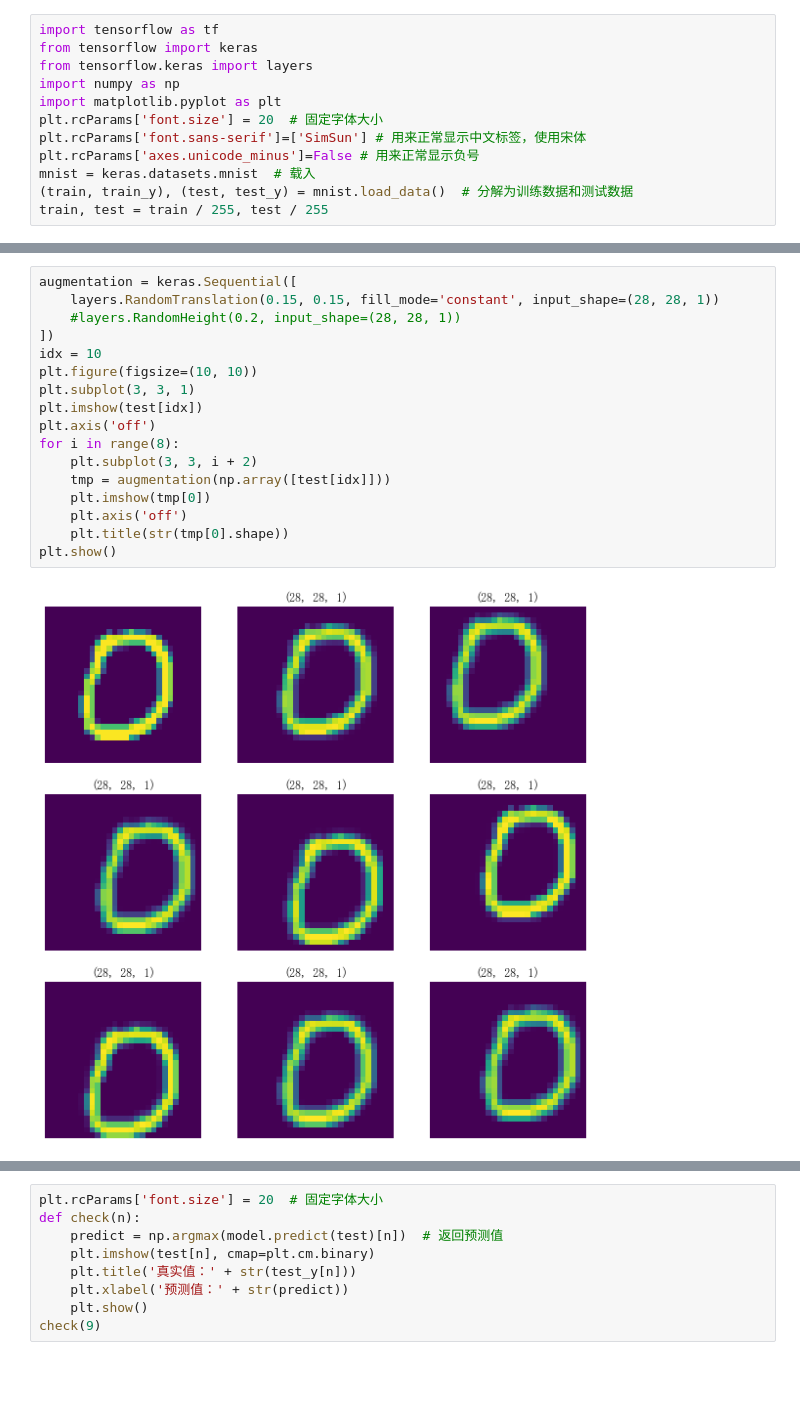
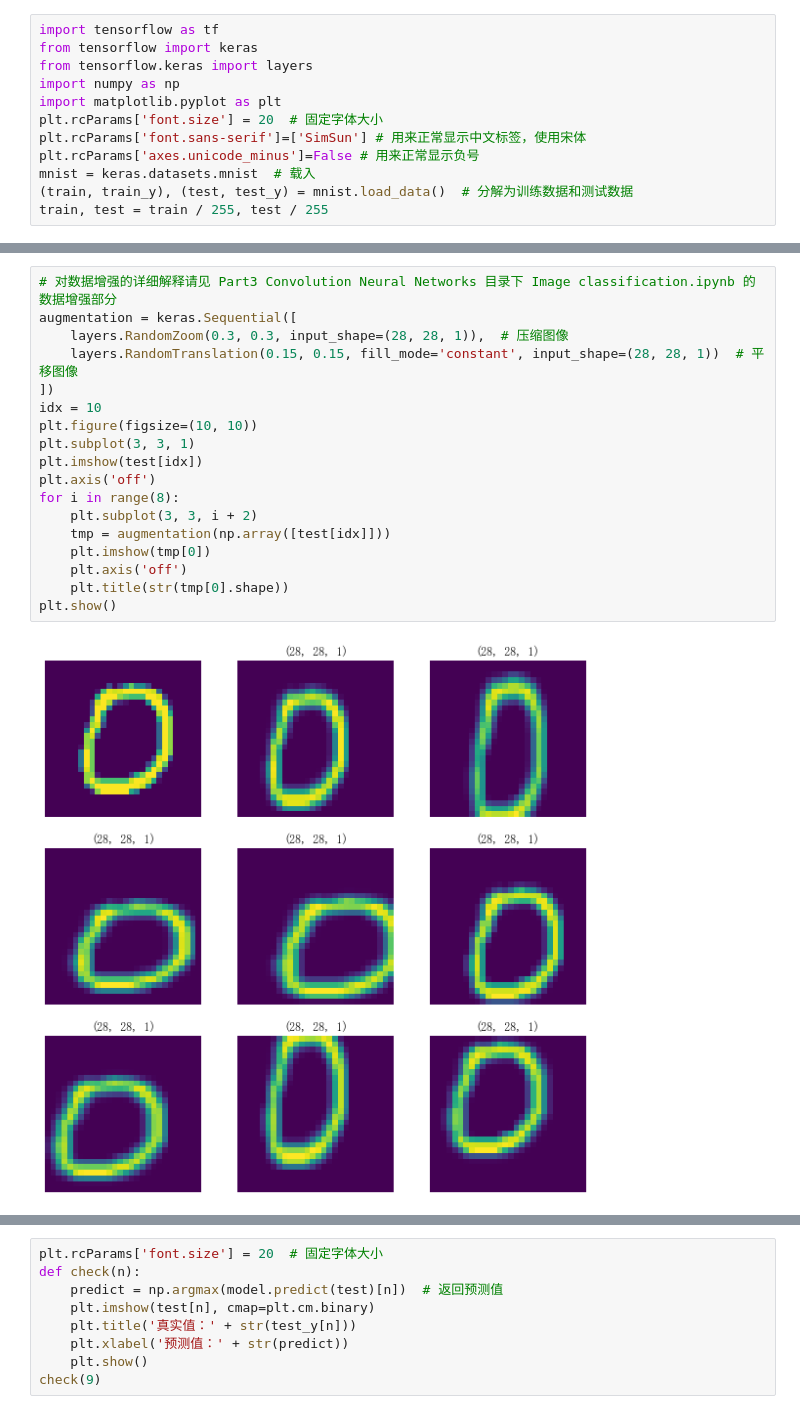
Before and after one commit to wty-yy/DeepLearing-Summer, a Jupyter notebook: TensorFlow/Part2 Neural Networks/Neural Networks writing number improved.ipynb, the cells around one changed output, grey strips where cells are left out. Saved outputs shown, nothing was run; the diff lists cells and outputs as text; blank space fills up the shorter version.

```diff
--- a/TensorFlow/Part2 Neural Networks/Neural Networks writing number improved.ipynb
+++ b/TensorFlow/Part2 Neural Networks/Neural Networks writing number improved.ipynb
@@ -15,21 +22,22 @@ train, test = train / 255, test / 255
 # %%
+# 对数据增强的详细解释请见 Part3 Convolution Neural Networks 目录下 Image classification.ipynb 的数据增强部分
 augmentation = keras.Sequential([
-    layers.RandomTranslation(0.15, 0.15, fill_mode='constant', input_shape=(28, 28, 1))
-    #layers.RandomHeight(0.2, input_shape=(28, 28, 1))
+    layers.RandomZoom(0.3, 0.3, input_shape=(28, 28, 1)),  # 压缩图像
+    layers.RandomTranslation(0.15, 0.15, fill_mode='constant', input_shape=(28, 28, 1))  # 平移图像
 ])
 idx = 10
 plt.figure(figsize=(10, 10))
 plt.subplot(3, 3, 1)
 plt.imshow(test[idx])
 plt.axis('off')
 for i in range(8):
     plt.subplot(3, 3, i + 2)
     tmp = augmentation(np.array([test[idx]]))
     plt.imshow(tmp[0])
     plt.axis('off')
     plt.title(str(tmp[0].shape))
 plt.show()
 # %% [output]
-[figure, old version]
+[figure, new version]
 # %%
 model = keras.Sequential([
```
Also changed, not shown: parts of 3 cells of this notebook, 1 other file.
